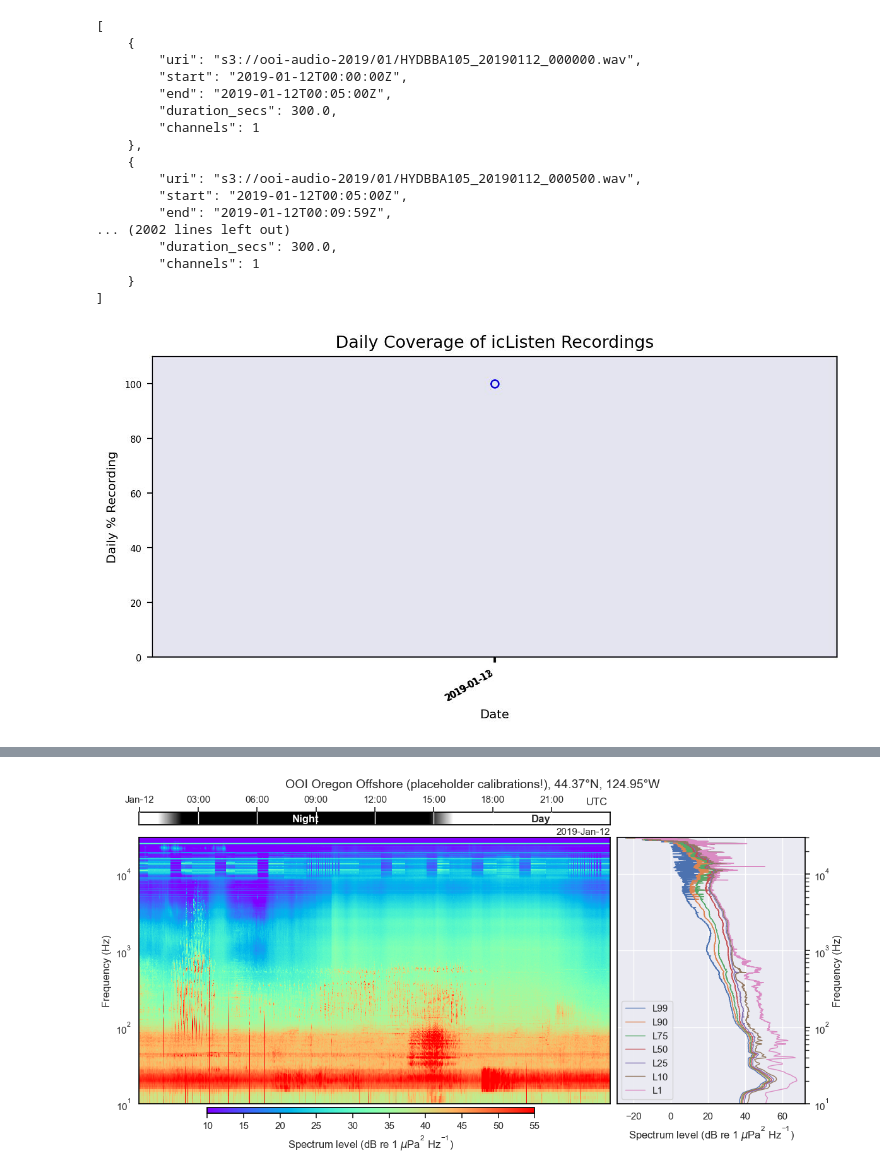
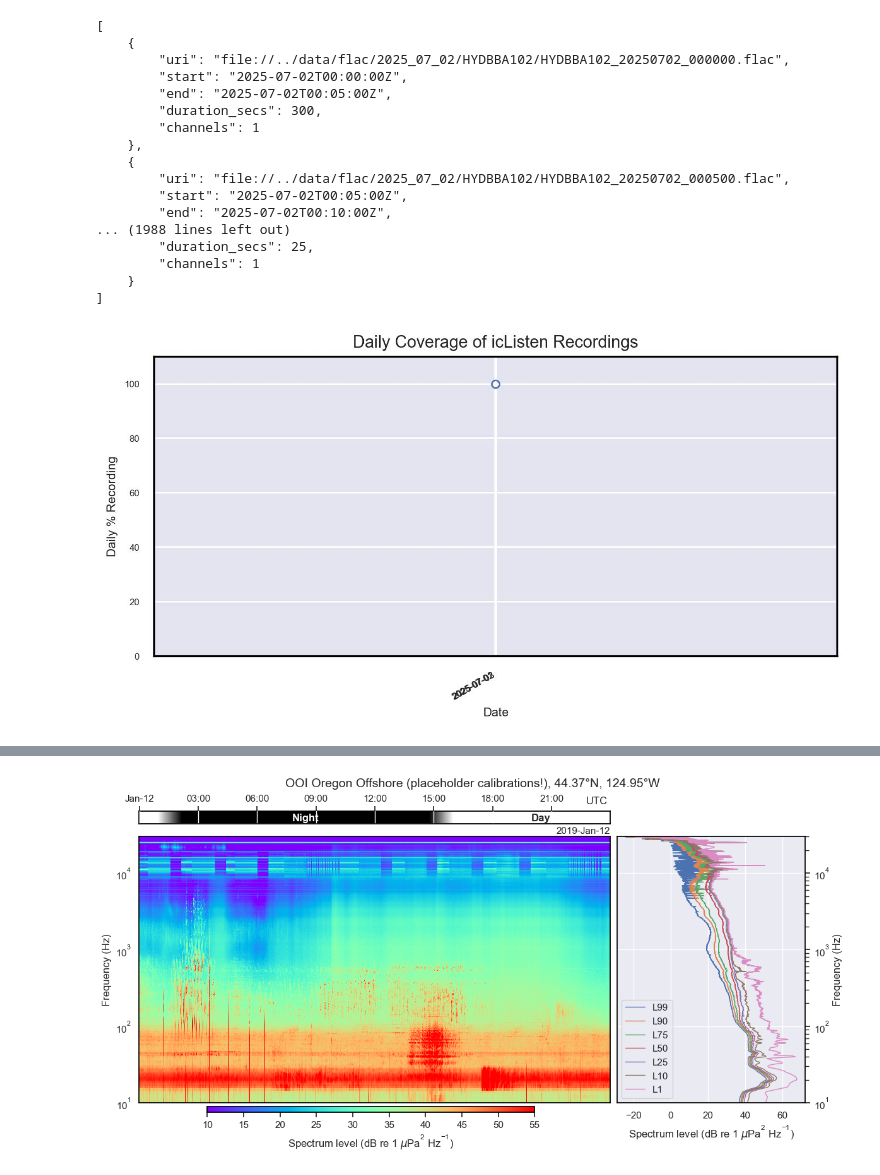
Before and after one commit to ooi-data/ooi-hyd-tools, a Jupyter notebook: notebooks/02_pbp_pipeline_OOI_icListen_POC.ipynb, the cells around one changed output, grey strips where cells are left out. Drawn from its saved outputs; the diff is of its cells as text; code cells hidden in the pictures.

```diff
--- a/notebooks/02_pbp_pipeline_OOI_icListen_POC.ipynb
+++ b/notebooks/02_pbp_pipeline_OOI_icListen_POC.ipynb
@@ -59,7 +123,7 @@ total 128
 import json
 
 # Load JSON data from a file and print it
-with open(f'{json_base_dir}/2019/20190112.json', 'r') as file:
+with open(f'{json_base_dir}/2025/20250702.json', 'r') as file:
     data = json.load(file)
 
 print(json.dumps(data, indent=4))
@@ -68,27 +132,27 @@ print(json.dumps(data, indent=4))
 # %% [output]
 [
     {
-        "uri": "s3://ooi-audio-2019/01/HYDBBA105_20190112_000000.wav",
-        "start": "2019-01-12T00:00:00Z",
-        "end": "2019-01-12T00:05:00Z",
-        "duration_secs": 300.0,
+        "uri": "file://../data/flac/2025_07_02/HYDBBA102/HYDBBA102_20250702_000000.flac",
+        "start": "2025-07-02T00:00:00Z",
+        "end": "2025-07-02T00:05:00Z",
+        "duration_secs": 300,
         "channels": 1
     },
     {
-        "uri": "s3://ooi-audio-2019/01/HYDBBA105_20190112_000500.wav",
-        "start": "2019-01-12T00:05:00Z",
-        "end": "2019-01-12T00:09:59Z",
-... (2002 lines left out)
-        "duration_secs": 300.0,
+        "uri": "file://../data/flac/2025_07_02/HYDBBA102/HYDBBA102_20250702_000500.flac",
+        "start": "2025-07-02T00:05:00Z",
+        "end": "2025-07-02T00:10:00Z",
+... (1988 lines left out)
+        "duration_secs": 25,
         "channels": 1
     }
 ]
 # %%
 from IPython.display import Image, display
 
-display(Image(filename='metadata/json/iclisten_coverage_20190112_20190112.jpg'))
+display(Image(filename='metadata/json/iclisten_coverage_20250702_20250703.jpg'))
 # %% [output]
-[figure, old version]
+[figure, new version]
 # %%
 # hydrophone specification
 # NOTE this are placeholder values borrowed from MBARI, OOI will need to get its own attributes and metadata into YAML and NC
```
Also changed, not shown: parts of 6 cells of this notebook, 2 other files.
